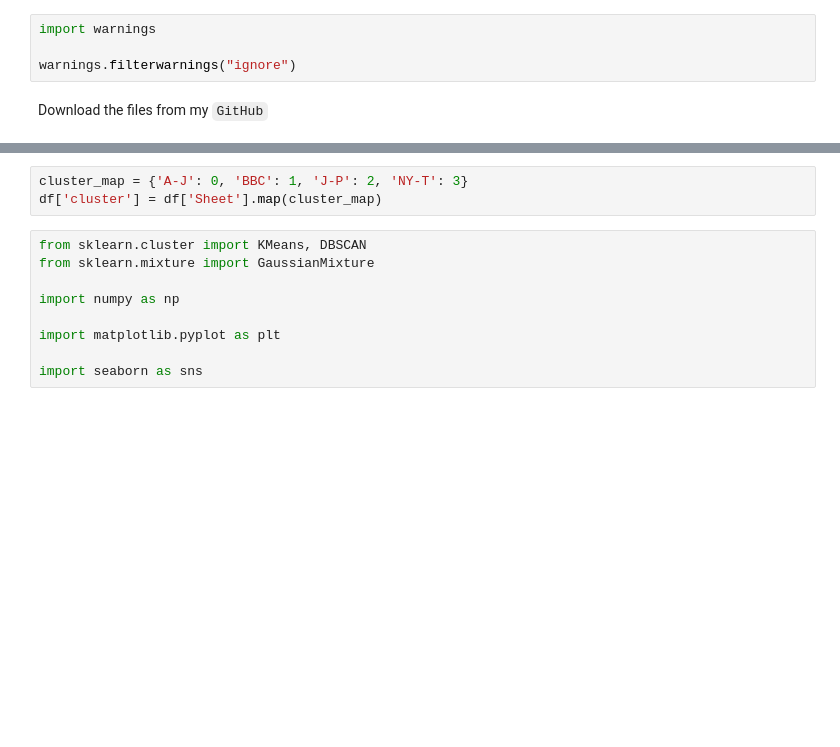
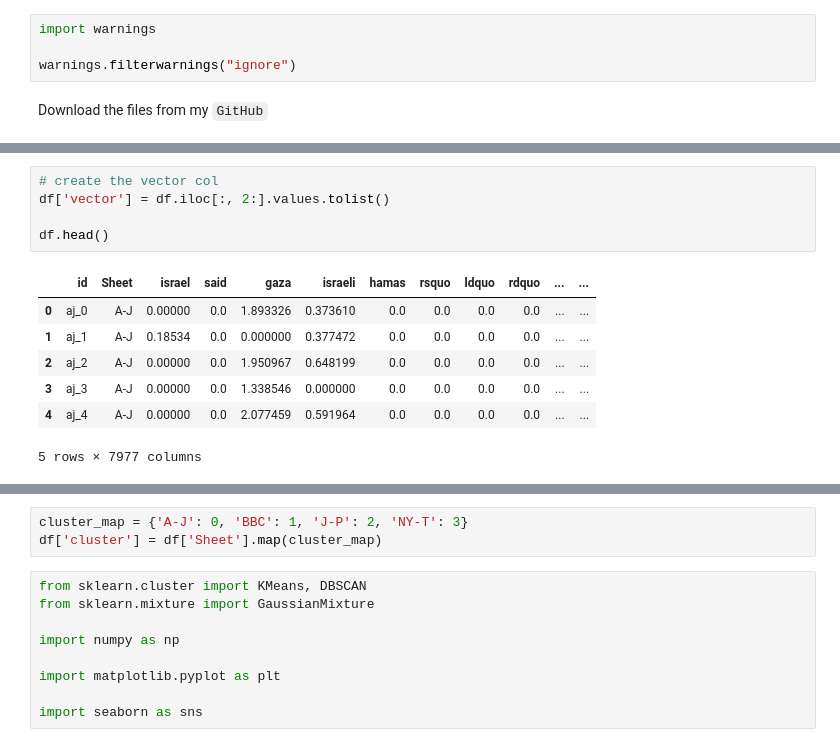
Before and after one commit to dattali18/IR_Assignments, a Jupyter notebook: Assignment.02/notebooks/IR_02_Clustering_TFIDF.ipynb, the cells around one changed output, grey strips where cells are left out. Drawn from its saved outputs; the diff is of its cells as text; blank space fills up the shorter version.

```diff
--- a/Assignment.02/notebooks/IR_02_Clustering_TFIDF.ipynb
+++ b/Assignment.02/notebooks/IR_02_Clustering_TFIDF.ipynb
@@ -91,3 +169,16 @@ df.head()
+# %%
+# create the vector col
+df['vector'] = df.iloc[:, 2:].values.tolist()
+
+df.head()
+# %% [output]
+|  | id | Sheet | israel | said | gaza | israeli | hamas | rsquo | ldquo | rdquo | ... | ... |
+| 0 | aj_0 | A-J | 0.00000 | 0.0 | 1.893326 | 0.373610 | 0.0 | 0.0 | 0.0 | 0.0 | ... | ... |
+| 1 | aj_1 | A-J | 0.18534 | 0.0 | 0.000000 | 0.377472 | 0.0 | 0.0 | 0.0 | 0.0 | ... | ... |
+| 2 | aj_2 | A-J | 0.00000 | 0.0 | 1.950967 | 0.648199 | 0.0 | 0.0 | 0.0 | 0.0 | ... | ... |
+| 3 | aj_3 | A-J | 0.00000 | 0.0 | 1.338546 | 0.000000 | 0.0 | 0.0 | 0.0 | 0.0 | ... | ... |
+| 4 | aj_4 | A-J | 0.00000 | 0.0 | 2.077459 | 0.591964 | 0.0 | 0.0 | 0.0 | 0.0 | ... | ... |
+5 rows × 7977 columns
 # %%
 # standerdize the data mean=0 std=1
 
```
Also changed, not shown: parts of 28 cells of this notebook.
